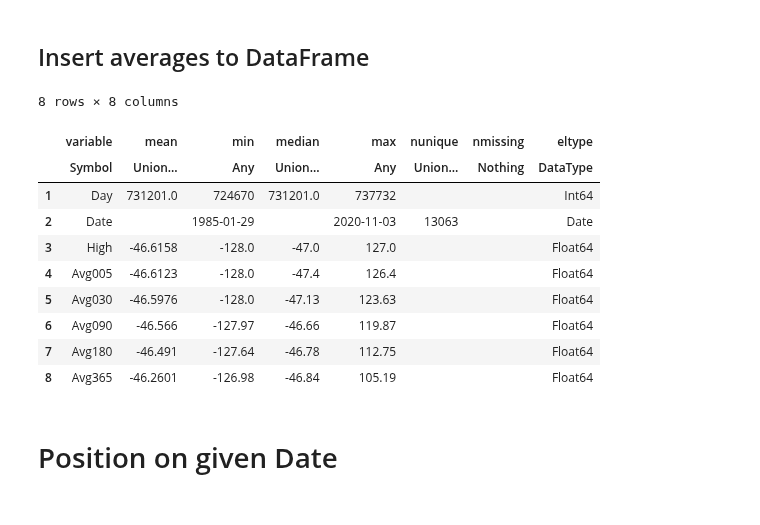
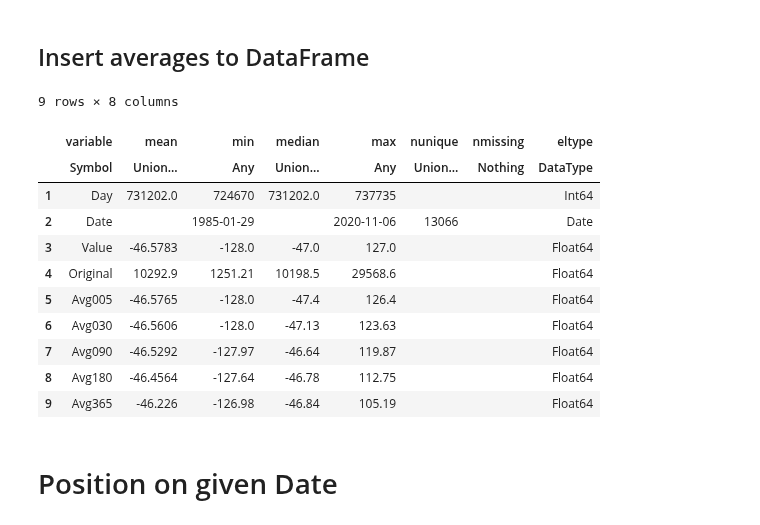
Before and after one commit to UkiDLucas/MarketIndicators.jl, a Jupyter notebook: Dow Jones Industrial Average (^DJI).ipynb, the cells around one changed output. Cells and saved outputs as stored; diff of their text form; code cells hidden in the pictures.

Commit message:
Added Original value for Regression

```diff
--- a/Dow Jones Industrial Average (^DJI).ipynb
+++ b/Dow Jones Industrial Average (^DJI).ipynb
@@ -10,7 +10,8 @@ Source
 # Set Up
 # %%
 dataset_file_name = "^DJI.csv"
-
+path_data_original = "./Data/original/"
+date_original_format = "yyyy-mm-dd"
 
 include("MarketIndicators.jl")
 println()
@@ -19,11 +20,11 @@ println()
 # %%
 #data = available_datasets() # uncomment to see all available datasets
 
-df = fetch_dataset(dataset_file_name, "yyyy-mm-dd", "./Data/original/" )
+df = fetch_dataset(dataset_file_name, date_original_format , path_data_original )
 record_count = size(df)[1]
 println("data dimentions: ", size(df) )
 
-using Statistics
-describe(df)
+#using Statistics
+#describe(df)
 # %% [output]
 ./Data/original/^DJI.csv
@@ -133,10 +69,11 @@ GKS: character ignored due to unicode error
 # Extract only the desired data
 # %%
 using DataFrames
-df = DataFrame( Day = df[:,1],
-                Date = df[:,2],
-                High = df[:,4]
+df = DataFrame( Day      = df[:,1], # 1
+                Date     = df[:,2], # 2
+                Value    = df[:,4], # 3 :High
+                Original = df[:,4]  # 4 :High
                )
 
-columns = preview_data(df)
+#columns = preview_data(df)
 println()
@@ -265,11 +152,12 @@ plot(          dates, # x-axis: dates
 # %% [markdown]
 # Averages
 # %%
-averages005 = calculate_average(df, 5, 3)
-averages030 = calculate_average(df, 30, 3)
-averages090 = calculate_average(df, 90, 3)
-averages180 = calculate_average(df, 180, 3)
-averages365 = calculate_average(df, 365, 3)
+column_to_average = 3
+averages005 = calculate_average(df, 5,   column_to_average )
+averages030 = calculate_average(df, 30,  column_to_average )
+averages090 = calculate_average(df, 90,  column_to_average )
+averages180 = calculate_average(df, 180, column_to_average )
+averages365 = calculate_average(df, 365, column_to_average )
 println()
 # %%
 using Plots
@@ -291,24 +181,27 @@ plot!(          dates, # x-axis: dates
 # %% [markdown]
 ## Insert averages to DataFrame
 # %%
-insertcols!(df, 4,  :Avg005 => averages005, makeunique=true)
-insertcols!(df, 5,  :Avg030 => averages030, makeunique=true)
-insertcols!(df, 6,  :Avg090 => averages090, makeunique=true)
-insertcols!(df, 7,  :Avg180 => averages180, makeunique=true)
-insertcols!(df, 8,  :Avg365 => averages365, makeunique=true)
+insertcols!(df, 5,  :Avg005   => averages005  , makeunique=true)
+insertcols!(df, 6,  :Avg030   => averages030  , makeunique=true)
+insertcols!(df, 7,  :Avg090   => averages090  , makeunique=true)
+insertcols!(df, 8,  :Avg180   => averages180  , makeunique=true)
+insertcols!(df, 9,  :Avg365   => averages365  , makeunique=true)
+
+using Statistics
 describe(df)
 # %% [output]
-8 rows × 8 columns
+9 rows × 8 columns
 |  | variable | mean | min | median | max | nunique | nmissing | eltype |
 |  | Symbol | Union… | Any | Union… | Any | Union… | Nothing | DataType |
-| 1 | Day | 731201.0 | 724670 | 731201.0 | 737732 |  |  | Int64 |
-| 2 | Date |  | 1985-01-29 |  | 2020-11-03 | 13063 |  | Date |
-| 3 | High | -46.6158 | -128.0 | -47.0 | 127.0 |  |  | Float64 |
-| 4 | Avg005 | -46.6123 | -128.0 | -47.4 | 126.4 |  |  | Float64 |
-| 5 | Avg030 | -46.5976 | -128.0 | -47.13 | 123.63 |  |  | Float64 |
-| 6 | Avg090 | -46.566 | -127.97 | -46.66 | 119.87 |  |  | Float64 |
-| 7 | Avg180 | -46.491 | -127.64 | -46.78 | 112.75 |  |  | Float64 |
-| 8 | Avg365 | -46.2601 | -126.98 | -46.84 | 105.19 |  |  | Float64 |
+| 1 | Day | 731202.0 | 724670 | 731202.0 | 737735 |  |  | Int64 |
+| 2 | Date |  | 1985-01-29 |  | 2020-11-06 | 13066 |  | Date |
+| 3 | Value | -46.5783 | -128.0 | -47.0 | 127.0 |  |  | Float64 |
+| 4 | Original | 10292.9 | 1251.21 | 10198.5 | 29568.6 |  |  | Float64 |
+| 5 | Avg005 | -46.5765 | -128.0 | -47.4 | 126.4 |  |  | Float64 |
+| 6 | Avg030 | -46.5606 | -128.0 | -47.13 | 123.63 |  |  | Float64 |
+| 7 | Avg090 | -46.5292 | -127.97 | -46.64 | 119.87 |  |  | Float64 |
+| 8 | Avg180 | -46.4564 | -127.64 | -46.78 | 112.75 |  |  | Float64 |
+| 9 | Avg365 | -46.226 | -126.98 | -46.84 | 105.19 |  |  | Float64 |
 # %% [markdown]
 # Position on given Date
 # %%
```
Also changed, not shown: parts of 16 cells of this notebook.
